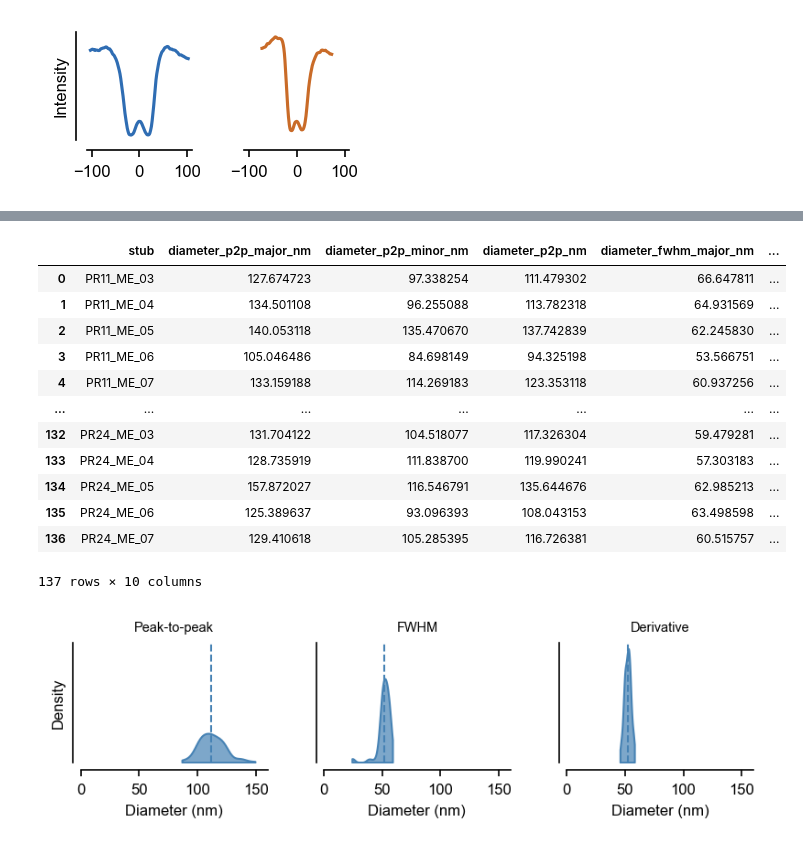
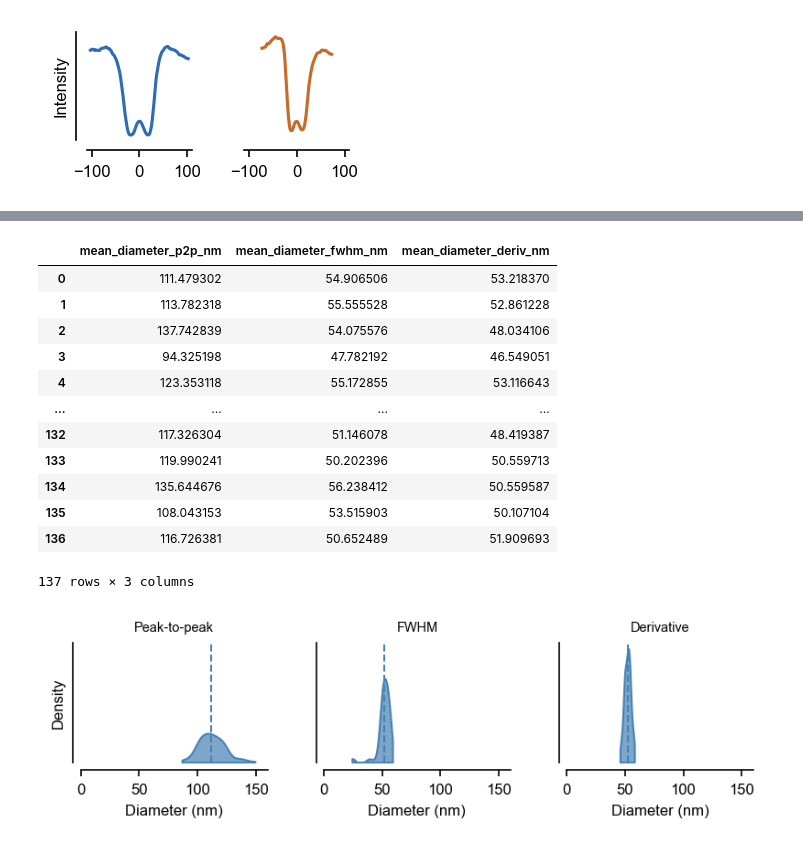
Before and after one commit to jaimemcc/fenestrations, a Jupyter notebook: notebooks/paper1_diameter.ipynb, the cells around one changed output, grey strips where cells are left out. Cells and saved outputs as stored; diff of their text form; code cells hidden in the pictures.

```diff
--- a/notebooks/paper1_diameter.ipynb
+++ b/notebooks/paper1_diameter.ipynb
@@ -430,18 +391,18 @@ if SAVEFIGS:
 # %%
-profile_diams_df
+summary_df[["mean_diameter_p2p_nm", "mean_diameter_fwhm_nm", "mean_diameter_deriv_nm"]]
 # %% [output]
-|  | stub | diameter_p2p_major_nm | diameter_p2p_minor_nm | diameter_p2p_nm | diameter_fwhm_major_nm | ... |
-| 0 | PR11_ME_03 | 127.674723 | 97.338254 | 111.479302 | 66.647811 | ... |
-| 1 | PR11_ME_04 | 134.501108 | 96.255088 | 113.782318 | 64.931569 | ... |
-| 2 | PR11_ME_05 | 140.053118 | 135.470670 | 137.742839 | 62.245830 | ... |
-| 3 | PR11_ME_06 | 105.046486 | 84.698149 | 94.325198 | 53.566751 | ... |
-| 4 | PR11_ME_07 | 133.159188 | 114.269183 | 123.353118 | 60.937256 | ... |
-| ... | ... | ... | ... | ... | ... | ... |
-| 132 | PR24_ME_03 | 131.704122 | 104.518077 | 117.326304 | 59.479281 | ... |
-| 133 | PR24_ME_04 | 128.735919 | 111.838700 | 119.990241 | 57.303183 | ... |
-| 134 | PR24_ME_05 | 157.872027 | 116.546791 | 135.644676 | 62.985213 | ... |
-| 135 | PR24_ME_06 | 125.389637 | 93.096393 | 108.043153 | 63.498598 | ... |
-| 136 | PR24_ME_07 | 129.410618 | 105.285395 | 116.726381 | 60.515757 | ... |
+|  | mean_diameter_p2p_nm | mean_diameter_fwhm_nm | mean_diameter_deriv_nm |
+| 0 | 111.479302 | 54.906506 | 53.218370 |
+| 1 | 113.782318 | 55.555528 | 52.861228 |
+| 2 | 137.742839 | 54.075576 | 48.034106 |
+| 3 | 94.325198 | 47.782192 | 46.549051 |
+| 4 | 123.353118 | 55.172855 | 53.116643 |
+| ... | ... | ... | ... |
+| 132 | 117.326304 | 51.146078 | 48.419387 |
+| 133 | 119.990241 | 50.202396 | 50.559713 |
+| 134 | 135.644676 | 56.238412 | 50.559587 |
+| 135 | 108.043153 | 53.515903 | 50.107104 |
+| 136 | 116.726381 | 50.652489 | 51.909693 |
-137 rows × 10 columns
+137 rows × 3 columns
 # %%
 methods = {
```
Also changed, not shown: parts of 8 cells of this notebook, 1 other file.
